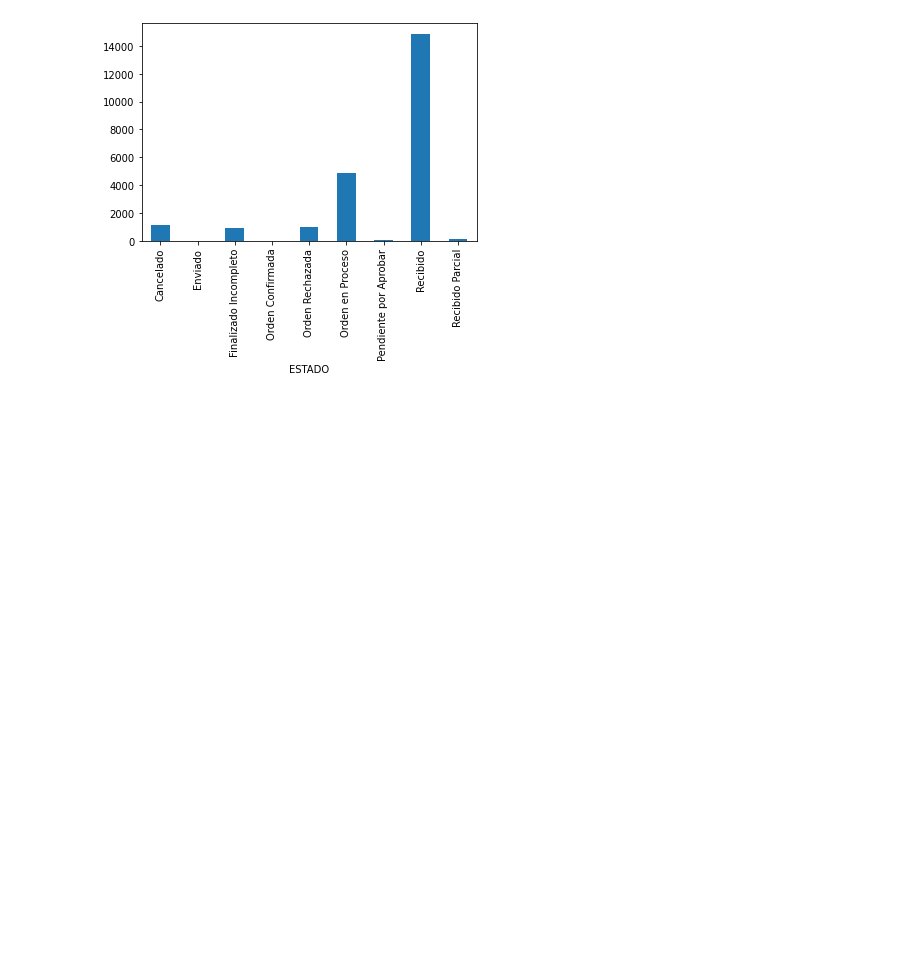
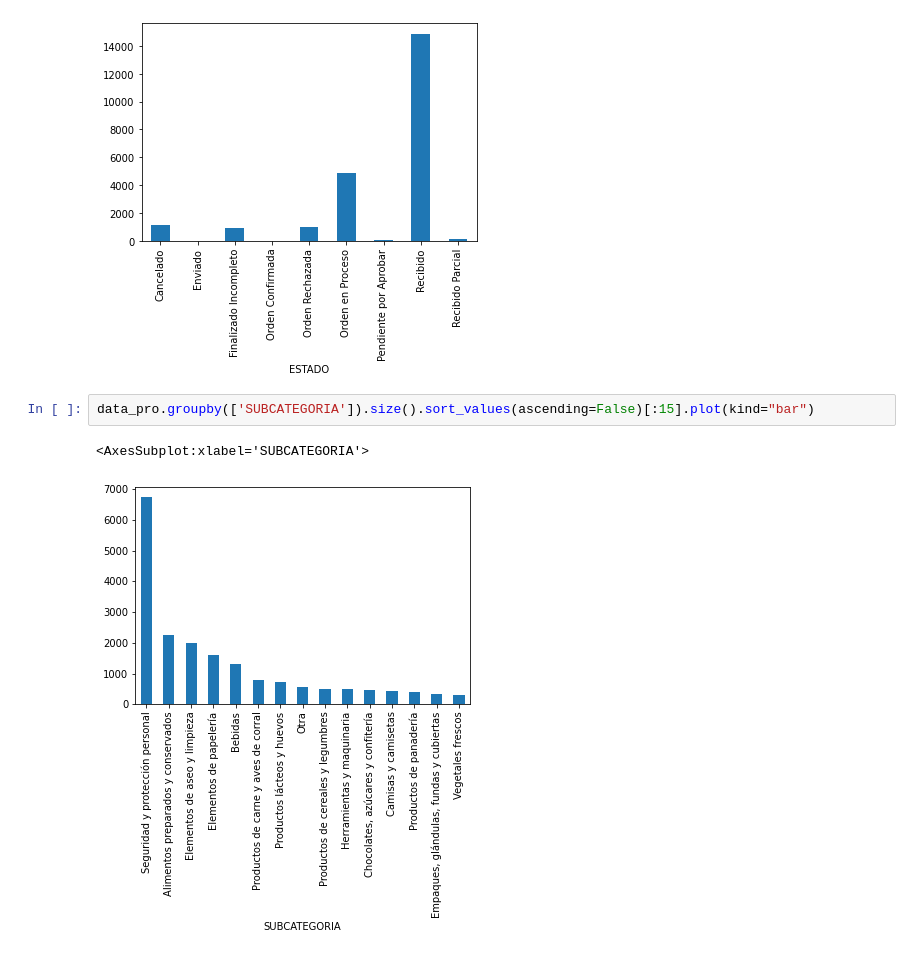
Before and after one commit to keyssi93/final_project, a Jupyter notebook: final_project.ipynb, the cells around one changed output. Cells and saved outputs as stored; diff of their text form; blank space fills up the shorter version.

Commit message:
data_explore

```diff
--- a/final_project.ipynb
+++ b/final_project.ipynb
@@ -31,3 +43,8 @@ data_pro.groupby(['ESTADO']).size().plot(kind="bar")
 # %% [output]
 <AxesSubplot:xlabel='ESTADO'>
 [figure]
+# %%
+data_pro.groupby(['SUBCATEGORIA']).size().sort_values(ascending=False)[:15].plot(kind="bar")
+# %% [output]
+<AxesSubplot:xlabel='SUBCATEGORIA'>
+[figure, added]
```
Also changed, not shown: parts of 4 cells of this notebook.
